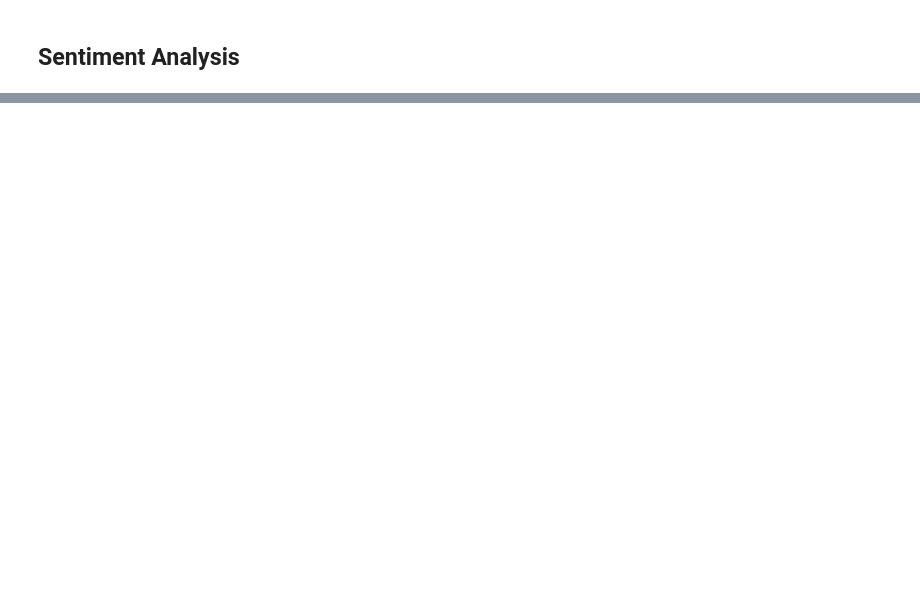
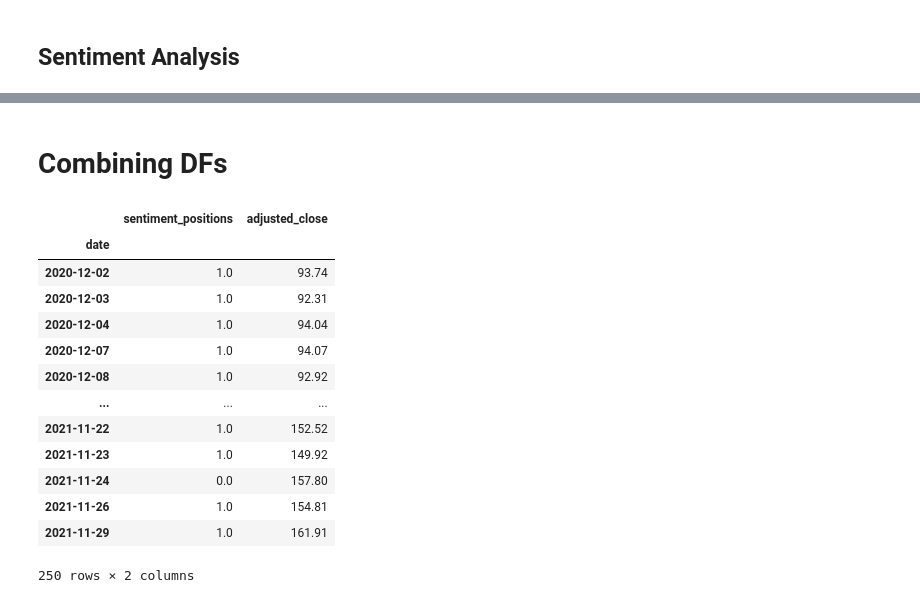
Before and after one commit to marcosan93/Medium-Misc-Tutorials, a Jupyter notebook: Stock-Market-Tutorials/Financial-News-Backtest.ipynb, the cells around one changed output, grey strips where cells are left out. Saved outputs shown, nothing was run; the diff lists cells and outputs as text; code cells hidden in the pictures; blank space fills up the shorter version.

```diff
--- a/Stock-Market-Tutorials/Financial-News-Backtest.ipynb
+++ b/Stock-Market-Tutorials/Financial-News-Backtest.ipynb
@@ -102,0 +102,12 @@ news[['sentiment', 'title']].tail(50)
+# %%
+def sentimentPositions(val, thresh=0.1):
+    """
+    Returns position as 1, -1, or 0 for Buy, Sell, and Do Nothing respectively based
+    on the given value and threshold.
+    """
+    if val > thresh:
+        return 1
+    elif val< -thresh:
+        return -1
+    else:
+        return 0
@@ -102,0 +122,33 @@ news[['sentiment', 'title']].tail(50)
+# %% [markdown]
+# Combining DFs
+# %%
+# Merging price history and sentiment positions
+df = df.merge(
+    prices,
+    right_index=True,
+    left_index=True,
+    how='outer'
+)
+
+# Filling in empty values with their most recent value for positions
+df['sentiment_positions'] = df['sentiment_positions'].fillna(
+    method='ffill'
+)
+
+# Dropping the NaNs in the beginning
+df[['sentiment_positions', 'adjusted_close']].dropna()
+# %% [output]
+|  | sentiment_positions | adjusted_close |
+| date |  |  |
+| 2020-12-02 | 1.0 | 93.74 |
+| 2020-12-03 | 1.0 | 92.31 |
+| 2020-12-04 | 1.0 | 94.04 |
+| 2020-12-07 | 1.0 | 94.07 |
+| 2020-12-08 | 1.0 | 92.92 |
+| ... | ... | ... |
+| 2021-11-22 | 1.0 | 152.52 |
+| 2021-11-23 | 1.0 | 149.92 |
+| 2021-11-24 | 0.0 | 157.80 |
+| 2021-11-26 | 1.0 | 154.81 |
+| 2021-11-29 | 1.0 | 161.91 |
+250 rows × 2 columns
```
Also changed, not shown: parts of 13 cells of this notebook.
